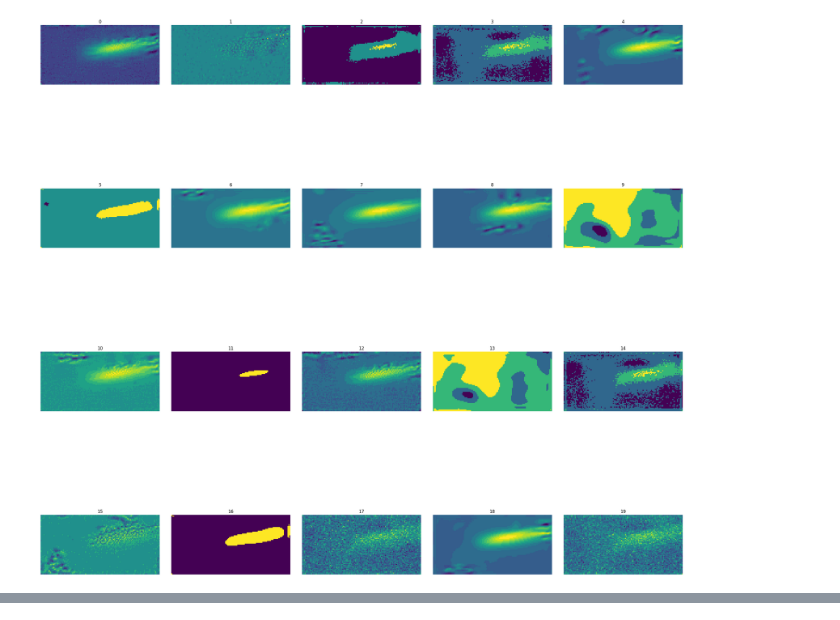
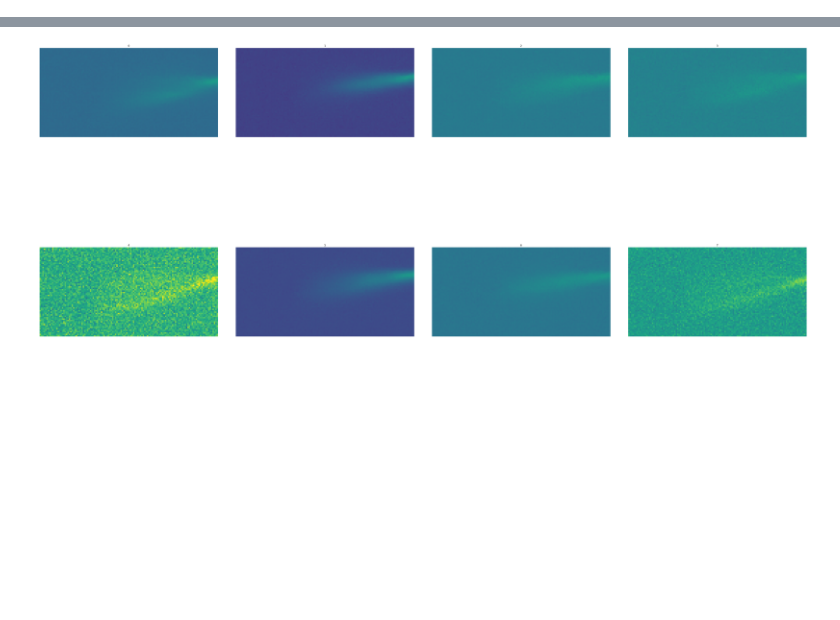
Before and after one commit to Jechmate/diffAE-elibeams, a Jupyter notebook: sample.ipynb, the cells around one changed output, grey strips where cells are left out. Drawn from its saved outputs; the diff is of its cells as text; code cells hidden in the pictures; blank space fills up the shorter version.

```diff
--- a/sample.ipynb
+++ b/sample.ipynb
@@ -20,7 +4,15 @@ The autoreload extension is already loaded. To reload it, use:
-# %%
-from ddpm_conditional import *
-from utils import plot_images, plot_images_from_dir
-plot_images(x)
-save_samples(x)
-# %% [output]
-[figure, removed]
+# %%
+from ddpm_conditional import *
+from utils import plot_images, plot_images_from_dir
+
+n = 8
+device = "cuda:1"
+model = UNet_conditional(img_width=128, img_height=64, feat_num=3, device=device).to(device)
+ckpt = torch.load("models/CFG_noEMA/ema_ckpt.pt")
+model.load_state_dict(ckpt)
+diffusion = Diffusion(img_width=128, img_height=64, device=device, noise_steps=700)
+y = torch.Tensor([13,14,20]).to(device).float().unsqueeze(0)
+x = diffusion.sample(model, n, y, cfg_scale=10)
+plot_images(x)
+save_samples(x)
+# %% [output]
@@ -27 +20,2 @@ save_samples(x)
+[figure, added]
 # %%
```
Also changed, not shown: parts of 4 cells of this notebook, 6 other files.
